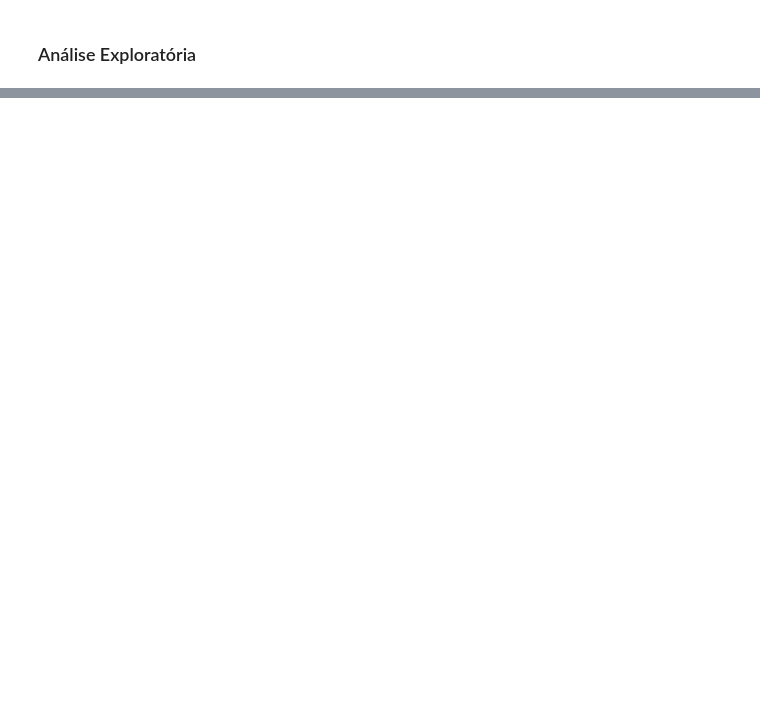
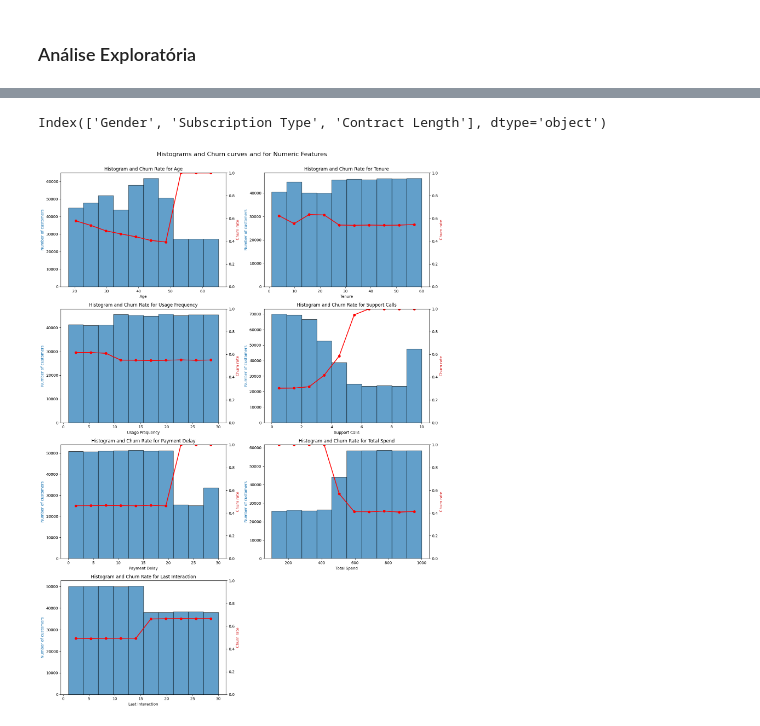
Before and after one commit to paduathiago/churn_prediction, a Jupyter notebook: churn_prediction.ipynb, the cells around one changed output, grey strips where cells are left out. Drawn from its saved outputs; the diff is of its cells as text; code cells hidden in the pictures; blank space fills up the shorter version.

Commit message:
histograms and churn rate curves for each of the columns

```diff
--- a/churn_prediction.ipynb
+++ b/churn_prediction.ipynb
@@ -74,0 +89,48 @@ array(['Annual', 'Monthly', 'Quarterly'], dtype=object)
+# %%
+numericFeatures = trainingData.select_dtypes(include=['int64', 'float64']).columns
+numericFeatures = numericFeatures.drop('Churn')
+
+categoricalFeatures = trainingData.select_dtypes(include=['object']).columns
+categoricalFeatures
+# %% [output]
+Index(['Gender', 'Subscription Type', 'Contract Length'], dtype='object')
+# %%
+num_cols = 2
+num_rows = int(np.ceil(len(numericFeatures) / num_cols))
+fig, axes = plt.subplots(num_rows, num_cols, figsize=(15, 5 * num_rows))
+
+# Flatten the axes array for easy iteration
+axes = axes.flatten()
+
+for i, column in enumerate(numericFeatures):
+    ax1 = axes[i]
+
+    n, bins, patches = ax1.hist(X_train[column], edgecolor='black', alpha=0.7)
+    ax1.set_xlabel(column)
+    ax1.set_ylabel('Number of customers', color='tab:blue')
+
+    # Calculate mean churn rate for each bin
+    churn_rates = []
+    for i in range(len(bins)-1):
+        bin_mask = (X_train[column] >= bins[i]) & (X_train[column] < bins[i+1])
+        churn_rates.append(y_train[bin_mask].mean())
+
+    # Create a second y-axis to plot the churn rate
+    ax2 = ax1.twinx()
+    ax2.plot(bins[:-1] + np.diff(bins)/2, churn_rates, color='red', marker='o', linestyle='-', linewidth=2)
+    ax2.set_ylabel('Churn rate', color='tab:red')
+    ax2.set_ylim(0, 1)
+
+    ax1.set_title(f'Histogram and Churn Rate for {column}')
+
+# Remove unused axes
+for i in range(len(numericFeatures), len(axes)):
+    fig.delaxes(axes[i])
+
+# Adjust layout to prevent overlap
+plt.tight_layout()
+plt.suptitle('Histograms and Churn curves and for Numeric Features', fontsize=16, y=1.02)
+
+plt.show()
+# %% [output]
+[figure, added]
```
Also changed, not shown: parts of 5 cells of this notebook.
